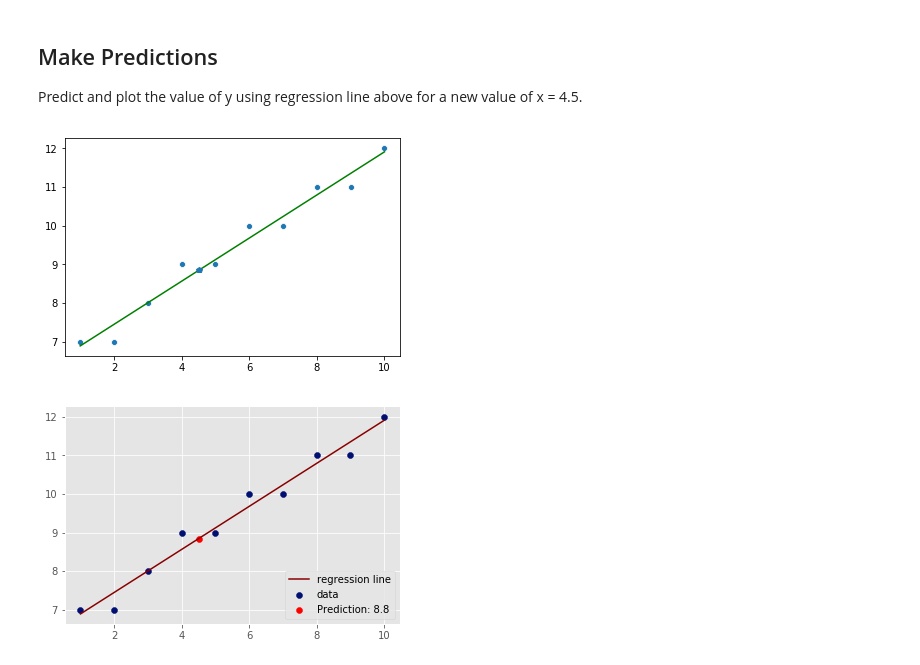
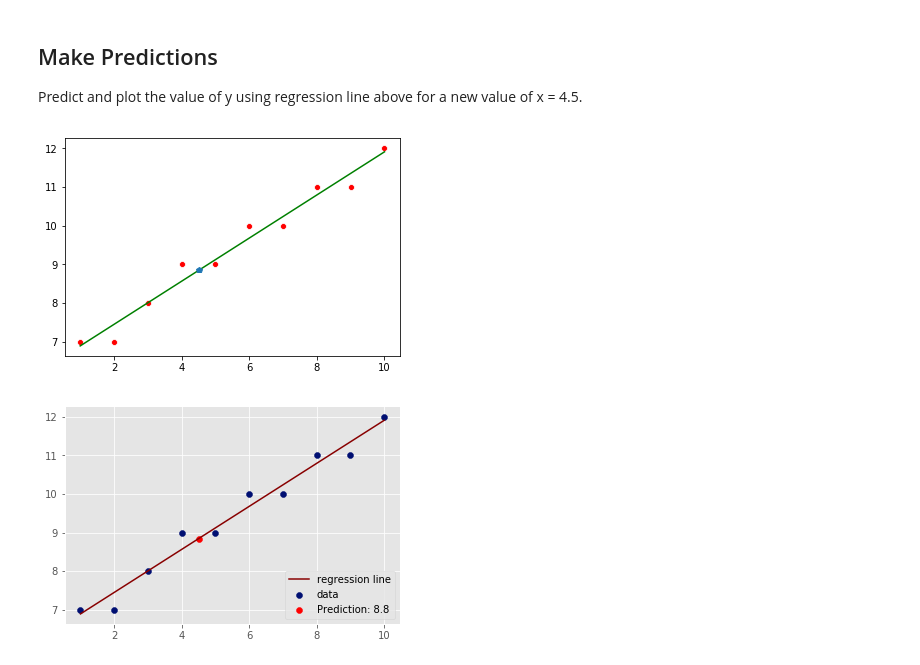
Before and after one commit to danjizquierdo/dsc-0-10-10-complete-regression-nyc-ds-career-012819, a Jupyter notebook: index.ipynb, the cells around one changed output. Saved outputs shown, nothing was run; the diff lists cells and outputs as text; code cells hidden in the pictures.

```diff
--- a/index.ipynb
+++ b/index.ipynb
@@ -102,12 +102,12 @@ Predict and plot the value of y using regression line above for a new value of x
 import matplotlib.pyplot as plt
 # %%
 # Make prediction using given value and visualize on the scatter plot
-sns.scatterplot(X,Y)
+sns.scatterplot(X,Y,color='red')
 sns.lineplot(X,y_pred,color='Green')
 plt.plot(4.5,m*4.5+b,'p')
 plt.show();
 # %% [output]
-[figure, old version]
+[figure, new version]
 # %%
 # %% [output]
 [figure]
```
